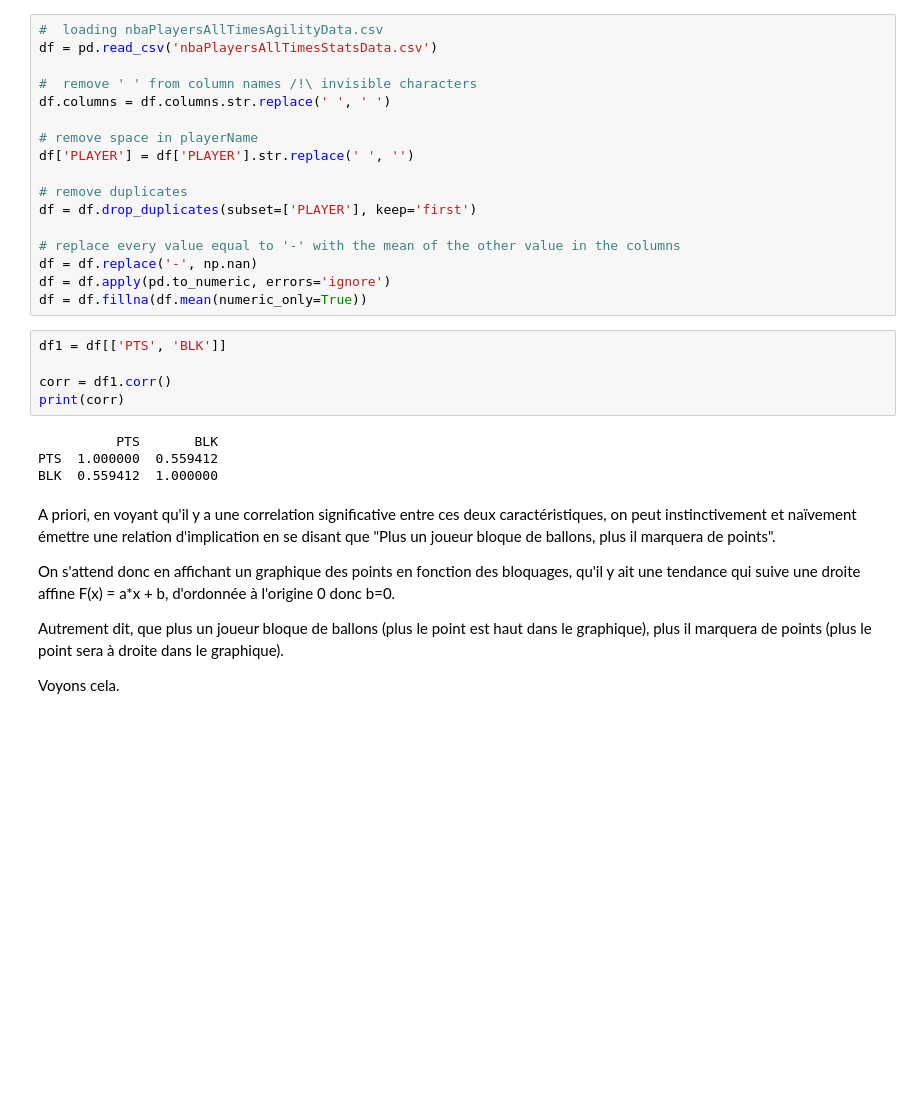
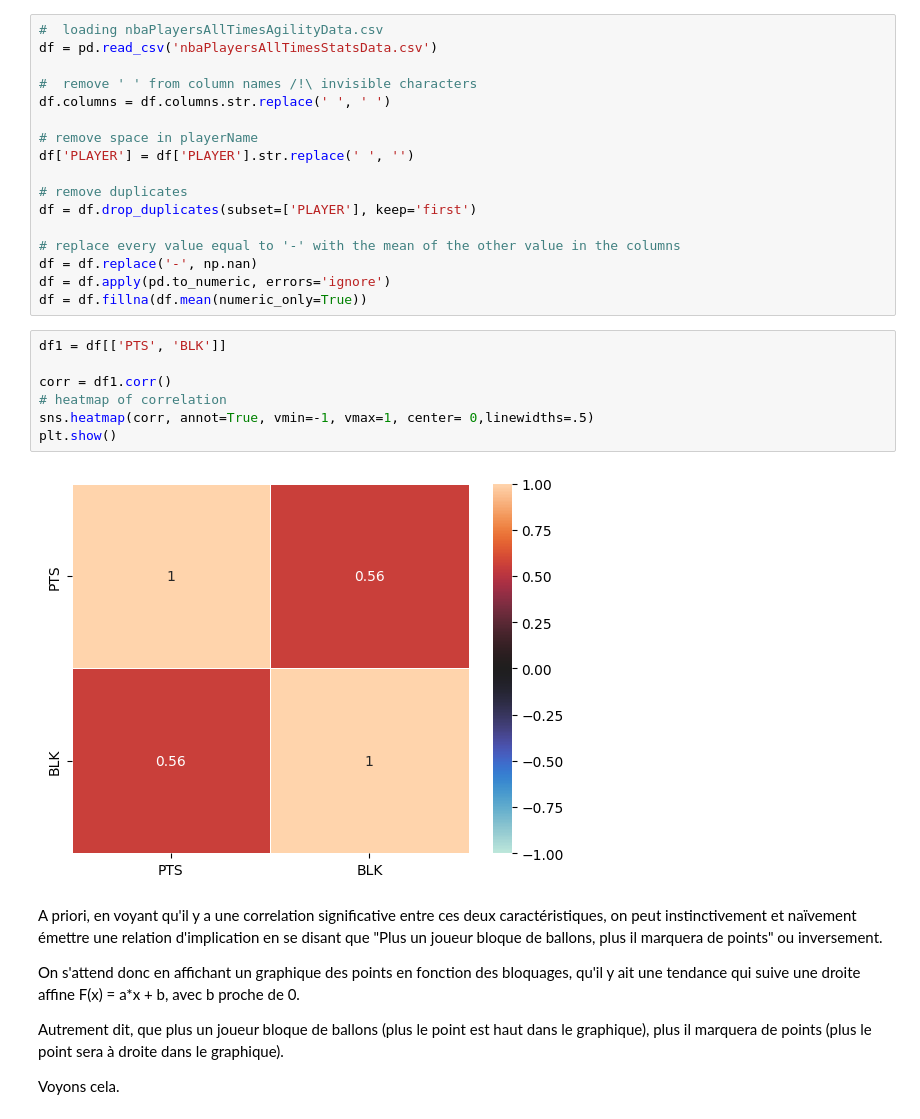
Before and after one commit to P0TEZ/nbaStats, a Jupyter notebook: playerBlocksAndPoints.ipynb, the cells around one changed output. Saved outputs shown, nothing was run; the diff lists cells and outputs as text; blank space fills up the shorter version.

```diff
--- a/playerBlocksAndPoints.ipynb
+++ b/playerBlocksAndPoints.ipynb
@@ -27,16 +27,16 @@ df = df.fillna(df.mean(numeric_only=True))
 # %%
 df1 = df[['PTS', 'BLK']]
 
 corr = df1.corr()
-print(corr)
+# heatmap of correlation
+sns.heatmap(corr, annot=True, vmin=-1, vmax=1, center= 0,linewidths=.5)
+plt.show()
 # %% [output]
-          PTS       BLK
-PTS  1.000000  0.559412
-BLK  0.559412  1.000000
+[figure, added]
 # %% [markdown]
-A priori, en voyant qu'il y a une correlation significative entre ces deux caractéristiques, on peut instinctivement et naïvement émettre une relation d'implication en se disant que "Plus un joueur bloque de ballons, plus il marquera de points".
+A priori, en voyant qu'il y a une correlation significative entre ces deux caractéristiques, on peut instinctivement et naïvement émettre une relation d'implication en se disant que "Plus un joueur bloque de ballons, plus il marquera de points" ou inversement.
 
-On s'attend donc en affichant un graphique des points en fonction des bloquages, qu'il y ait une tendance qui suive une droite affine      F(x) = a*x + b, d'ordonnée à l'origine 0 donc b=0.
+On s'attend donc en affichant un graphique des points en fonction des bloquages, qu'il y ait une tendance qui suive une droite affine      F(x) = a*x + b, avec b proche de 0.
 
 Autrement dit, que plus un joueur bloque de ballons (plus le point est haut dans le graphique), plus il marquera de points (plus le point sera à droite dans le graphique).
 
```
Also changed, not shown: parts of 2 cells of this notebook, 1 other file.
